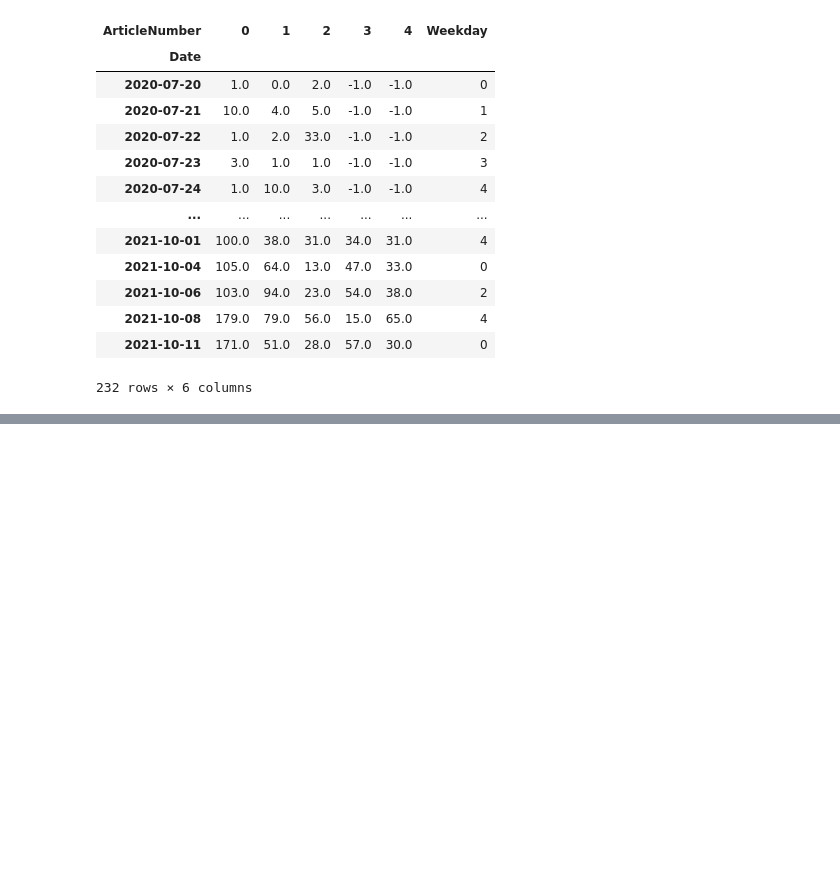
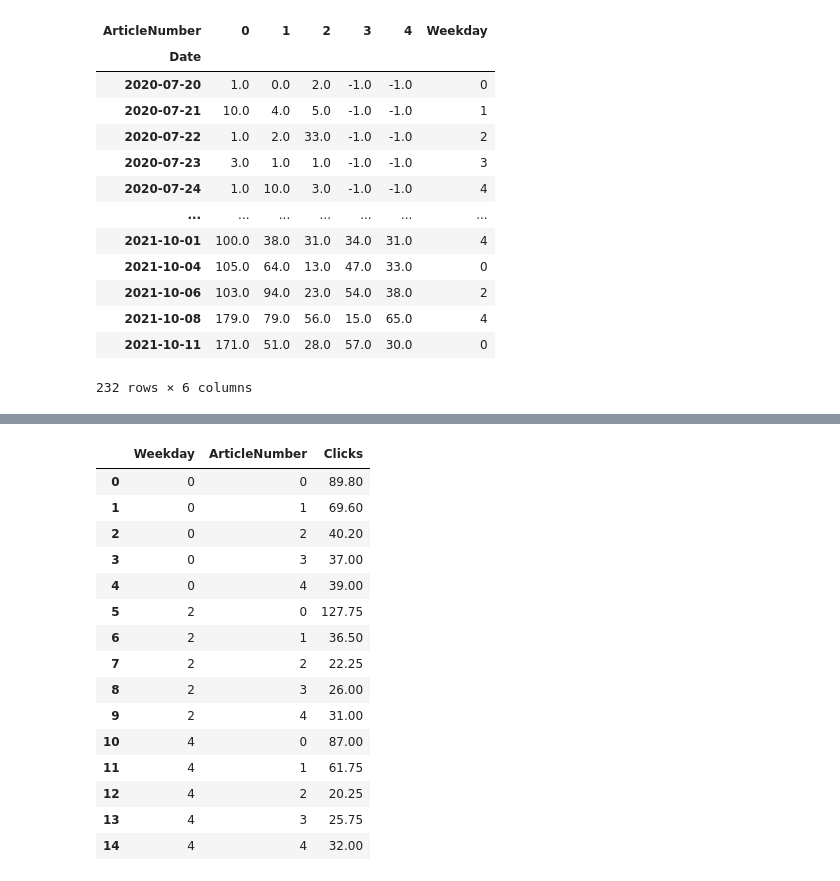
Before and after one commit to ben-perez/The-Column-Data-Hub, a Jupyter notebook: datasets.ipynb, the cells around one changed output, grey strips where cells are left out. Cells and saved outputs as stored; diff of their text form; code cells hidden in the pictures; blank space fills up the shorter version.

```diff
--- a/datasets.ipynb
+++ b/datasets.ipynb
@@ -174,0 +268,36 @@ click_sum
+# %%
+def format_agg_query(query_args):
+      query = '''
+            SELECT {0}, {1}({2}) As {2}
+            FROM {3}
+            WHERE Date >= '{4}' AND
+                  Date <= '{5}'
+            GROUP BY {0}
+            '''
+      return query.format(*query_args)
+
+group_column = "Weekday, ArticleNumber"
+agg_column = "Clicks"
+agg_func_name = "AVG"
+start_date = '2021-08-01'
+end_date = '2021-09-01'
+table_name = "ArticleSection"
+query_result_article = pd.read_sql(format_agg_query([group_column, agg_func_name, agg_column, table_name, start_date, end_date]), conn)
+query_result_article
+# %% [output]
+|  | Weekday | ArticleNumber | Clicks |
+| 0 | 0 | 0 | 89.80 |
+| 1 | 0 | 1 | 69.60 |
+| 2 | 0 | 2 | 40.20 |
+| 3 | 0 | 3 | 37.00 |
+| 4 | 0 | 4 | 39.00 |
+| 5 | 2 | 0 | 127.75 |
+| 6 | 2 | 1 | 36.50 |
+| 7 | 2 | 2 | 22.25 |
+| 8 | 2 | 3 | 26.00 |
+| 9 | 2 | 4 | 31.00 |
+| 10 | 4 | 0 | 87.00 |
+| 11 | 4 | 1 | 61.75 |
+| 12 | 4 | 2 | 20.25 |
+| 13 | 4 | 3 | 25.75 |
+| 14 | 4 | 4 | 32.00 |
```
Also changed, not shown: parts of 11 cells of this notebook, 9 other files.
